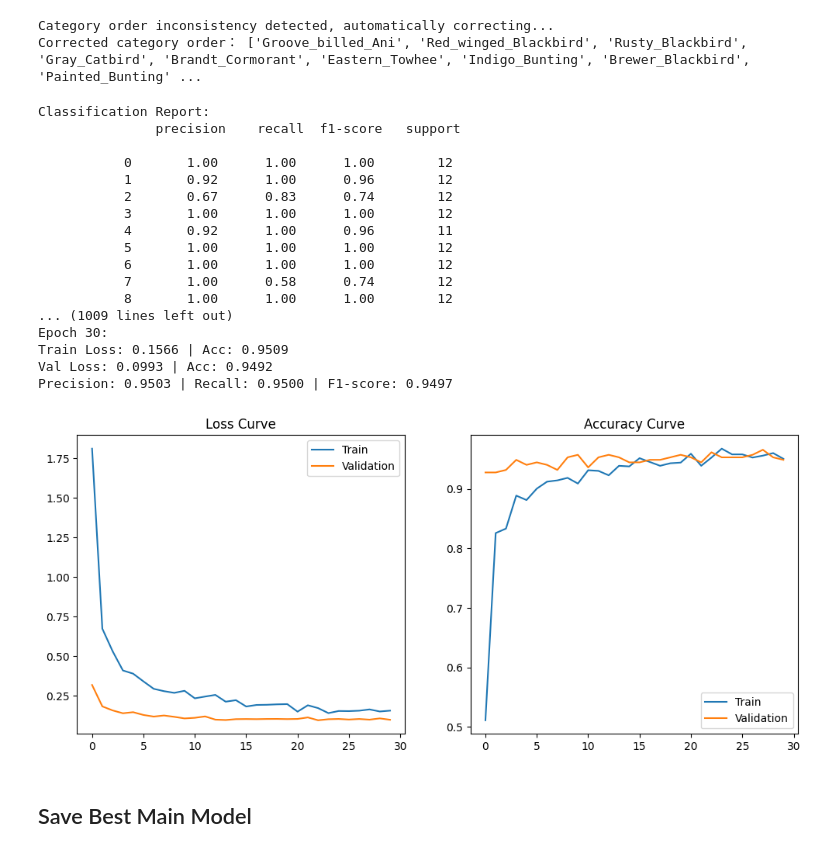
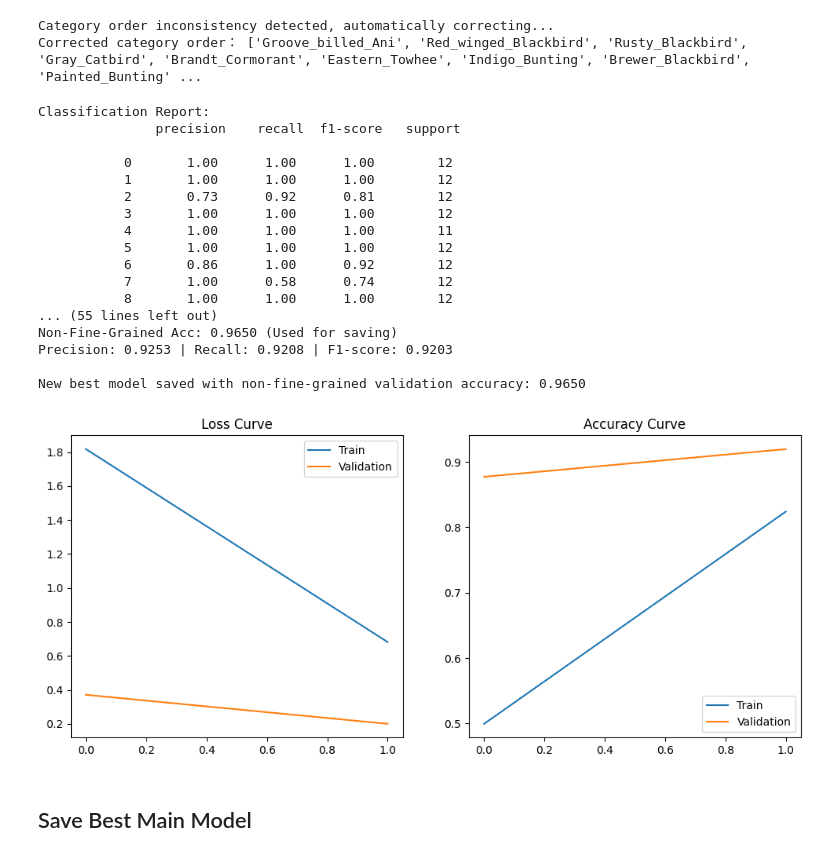
Before and after one commit to yutao-data/Fine_Grained_Bird_Swin, a Jupyter notebook: notebooks/Pretrained_Swin.ipynb, the cells around one changed output. Saved outputs shown, nothing was run; the diff lists cells and outputs as text; code cells hidden in the pictures.

```diff
--- a/notebooks/Pretrained_Swin.ipynb
+++ b/notebooks/Pretrained_Swin.ipynb
@@ -227,7 +229,18 @@ import matplotlib.pyplot as plt
 from torch.utils.data import DataLoader
 from sklearn.metrics import precision_score, recall_score, f1_score, classification_report
 
-# (Assuming train_dataset, val_dataset, model, optimizer, criterion, etc. are already defined)
+# Exclude fine-grained classes from primary model evaluation
+fine_grained_classes = {2, 12, 13}  # Rusty_Blackbird, American_Crow, Fish_Crow
+
+def compute_non_fine_grained_accuracy(all_preds, all_labels):
+    """Compute accuracy excluding fine-grained classes."""
+    filtered_preds = [p for p, l in zip(all_preds, all_labels) if l not in fine_grained_classes]
+    filtered_labels = [l for l in all_labels if l not in fine_grained_classes]
+    if len(filtered_labels) == 0:
+        return 0.0  # Prevent division by zero
+    return sum(p == l for p, l in zip(filtered_preds, filtered_labels)) / len(filtered_labels)
+
+# Define dataloaders
 train_loader = DataLoader(train_dataset, batch_size=32, shuffle=True, num_workers=2)
 val_loader = DataLoader(val_dataset, batch_size=64, shuffle=False, num_workers=2)
 
@@ -257,12 +270,11 @@ def train_epoch(model, loader, optimizer, scaler):
     correct = 0
 
     for images, labels in loader:
-        images = images.to(device)
-        labels = labels.to(device)
+        images, labels = images.to(device), labels.to(device)
 
         optimizer.zero_grad()
 
-        with torch.amp.autocast('cuda'):
+        with torch.amp.autocast(device_type="cuda"):
             outputs = model(images)
             loss = criterion(outputs.logits, labels)
 
@@ -287,8 +299,7 @@ def validate(model, loader):
 
     with torch.no_grad():
         for images, labels in loader:
-            images = images.to(device)
-            labels = labels.to(device)
+            images, labels = images.to(device), labels.to(device)
 
             with torch.amp.autocast(device_type="cuda"):  # Mixed precision
                 outputs = model(images)
@@ -304,6 +315,9 @@ def validate(model, loader):
     avg_loss = total_loss / len(loader.dataset)
     accuracy = correct / len(loader.dataset)
 
+    # Compute non-fine-grained accuracy
+    non_fine_grained_acc = compute_non_fine_grained_accuracy(all_preds, all_labels)
+
     # Compute Precision, Recall, and F1-score
     precision = precision_score(all_labels, all_preds, average="macro", zero_division=1)
     recall = recall_score(all_labels, all_preds, average="macro", zero_division=1)
@@ -312,22 +326,19 @@ def validate(model, loader):
     # Print detailed classification report
     print("\nClassification Report:\n", classification_report(all_labels, all_preds))
 
-    return avg_loss, accuracy, precision, recall, f1
+    return avg_loss, accuracy, non_fine_grained_acc, precision, recall, f1
 
-scaler = torch.amp.GradScaler('cuda')
+scaler = torch.amp.GradScaler()
 early_stopper = EarlyStopper(patience=10, min_delta=0.0003)
-history = {'train_loss': [], 'val_loss': [], 'train_acc': [], 'val_acc': []}
+history = {'train_loss': [], 'val_loss': [], 'train_acc': [], 'val_acc': [], 'val_precision': [], 'val_recall': [], 'val_f1': []}
 
-# Variables to track the best validation accuracy
+# Variables to track the best validation accuracy (excluding fine-grained classes)
 best_val_acc = 0.0
 best_model_path = "/kaggle/working/best_model.pth"
 
-history = {'train_loss': [], 'val_loss': [], 'train_acc': [], 'val_acc': [],
-           'val_precision': [], 'val_recall': [], 'val_f1': []}
-
-for epoch in range(30):
+for epoch in range(2):
     train_loss, train_acc = train_epoch(model, train_loader, optimizer, scaler)
-    val_loss, val_acc, val_precision, val_recall, val_f1 = validate(model, val_loader)
+    val_loss, val_acc, non_fine_grained_acc, val_precision, val_recall, val_f1 = validate(model, val_loader)
 
     history['train_loss'].append(train_loss)
     history['val_loss'].append(val_loss)
@@ -339,51 +350,52 @@ for epoch in range(30):
 
     print(f"Epoch {epoch+1:02d}:")
     print(f"Train Loss: {train_loss:.4f} | Acc: {train_acc:.4f}")
-    print(f"Val Loss: {val_loss:.4f} | Acc: {val_acc:.4f}")
+    print(f"Val Loss: {val_loss:.4f} | Acc: {val_acc:.4f} (Overall)")
+    print(f"Non-Fine-Grained Acc: {non_fine_grained_acc:.4f} (Used for saving)")
     print(f"Precision: {val_precision:.4f} | Recall: {val_recall:.4f} | F1-score: {val_f1:.4f}\n")
 
-    if val_acc > best_val_acc:
-        best_val_acc = val_acc
+    if non_fine_grained_acc > best_val_acc:
+        best_val_acc = non_fine_grained_acc
         torch.save(model.state_dict(), best_model_path)
-        print(f"New best model saved with validation accuracy: {val_acc:.4f}")
+        print(f"New best model saved with non-fine-grained validation accuracy: {non_fine_grained_acc:.4f}")
 
     if early_stopper.early_stop(val_loss):
         print("Early stopping triggered!")
         break
 
 # Plot training curves
 plt.figure(figsize=(12, 5))
 plt.subplot(1, 2, 1)
 plt.plot(history['train_loss'], label='Train')
 plt.plot(history['val_loss'], label='Validation')
 plt.title('Loss Curve')
 plt.legend()
 
 plt.subplot(1, 2, 2)
 plt.plot(history['train_acc'], label='Train')
 plt.plot(history['val_acc'], label='Validation')
 plt.title('Accuracy Curve')
 plt.legend()
 plt.show()
 # %% [output]
 Classification Report:
                precision    recall  f1-score   support
 
            0       1.00      1.00      1.00        12
-           1       0.92      1.00      0.96        12
-           2       0.67      0.83      0.74        12
+           1       1.00      1.00      1.00        12
+           2       0.73      0.92      0.81        12
            3       1.00      1.00      1.00        12
-           4       0.92      1.00      0.96        11
+           4       1.00      1.00      1.00        11
            5       1.00      1.00      1.00        12
-           6       1.00      1.00      1.00        12
+           6       0.86      1.00      0.92        12
            7       1.00      0.58      0.74        12
            8       1.00      1.00      1.00        12
-... (1009 lines left out)
-Epoch 30:
-Train Loss: 0.1566 | Acc: 0.9509
-Val Loss: 0.0993 | Acc: 0.9492
-Precision: 0.9503 | Recall: 0.9500 | F1-score: 0.9497
+... (55 lines left out)
+Non-Fine-Grained Acc: 0.9650 (Used for saving)
+Precision: 0.9253 | Recall: 0.9208 | F1-score: 0.9203
+
+New best model saved with non-fine-grained validation accuracy: 0.9650
-[figure, old version]
+[figure, new version]
 # %% [markdown]
 ## Save Best Main Model
 # %%
```
Also changed, not shown: parts of 6 cells of this notebook.
